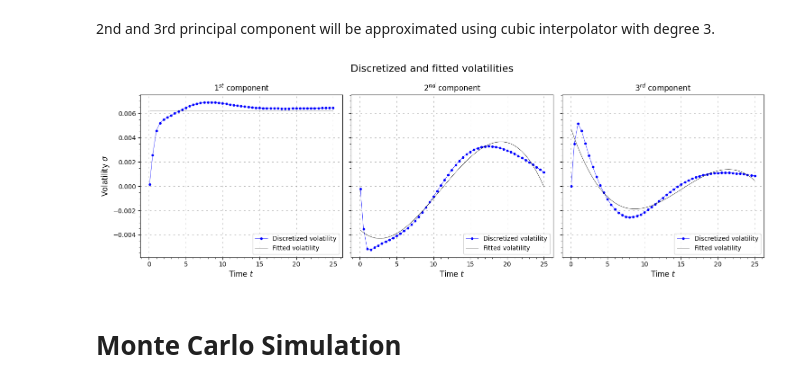
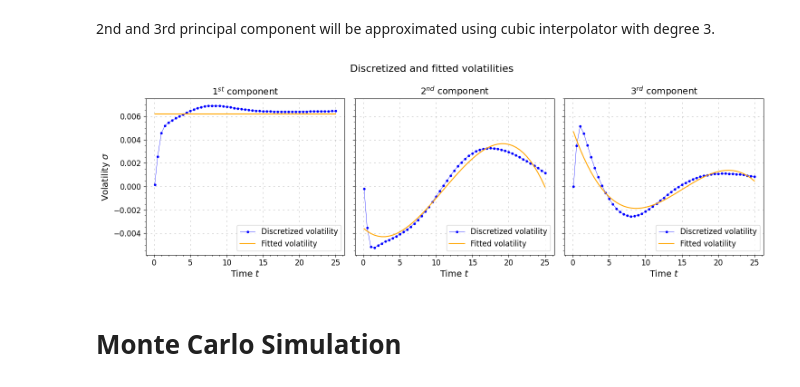
Before and after one commit to SarcasticMatrix/HJM-models-for-alm, a Jupyter notebook: model/main.ipynb, the cells around one changed output. Drawn from its saved outputs; the diff is of its cells as text; code cells hidden in the pictures.

```diff
--- a/model/main.ipynb
+++ b/model/main.ipynb
@@ -99,19 +129,21 @@ print(eigval)
 # %% [markdown]
 Determine principal components, Select eigen vectors with highest eigenvalues. Link between tenors and eigenvectors is not guaranteed.
 # %%
-factors=3
-index_eigvec = list(reversed(eigval.argsort()))[0:factors]   # Principal eigenvectors
-princ_eigval = np.array([eigval[i] for i in index_eigvec])   # Principal eigenvalues
-princ_comp = np.hstack([eigvec[:,i] for i in index_eigvec])  # Principal components
+factors = 3
 
-fig, ax = plt.subplots(1, figsize=(15,5),)
+top_eigen_indices = np.argsort(eigval)[::-1][:factors]  # Indices of the principal eigenvectors
+principal_eigenvalues = eigval[top_eigen_indices]
+principal_components = eigvec[:, top_eigen_indices]
 
-ax.plot(princ_comp, marker='+', color='green', linewidth=0.5)
-ax.set_xlabel(r'Time $t$', fontsize=12)
-ax.grid(visible=True,which="major",linestyle="--",dashes=(5, 10),color="gray",linewidth=0.5,alpha=0.8)
+fig, ax = plt.subplots(figsize=(15, 5))
+
+ax.plot(principal_components, marker='+', color='green', linewidth=0.5)
+ax.set_xlabel(r'Time $t$', fontsize=14)
+ax.grid(visible=True, which="major", linestyle="--", dashes=(5, 10), color="gray", linewidth=0.5, alpha=0.8)
 ax.minorticks_on()
 ax.grid(which="minor", visible=False)
-plt.title("Principal components")
-plt.savefig(fname='plots/discretized-volatilities.pdf')
+plt.title("Principal Components")
+
+plt.savefig(fname='plots/principal_components.pdf')
 plt.show()
 # %% [output]
@@ -119,20 +151,20 @@ plt.show()
 # %% [markdown]
 Calculate discretized volatility function from principal components
 # %%
-sqrt_eigval = np.matrix(princ_eigval ** .5)
-tmp_m = np.vstack([sqrt_eigval for i in range(princ_comp.shape[0])])  # resize matrix (1,factors) to (n, factors)
-vols = np.multiply(tmp_m, princ_comp) # multiply matrice element-wise
-
+sqrt_eigval = np.matrix(principal_eigenvalues ** .5)
+tmp_m = np.vstack([sqrt_eigval for i in range(principal_components.shape[0])])  # resize matrix (1,factors) to (n, factors)
+vols = np.multiply(tmp_m, principal_components) # multiply matrice element-wise
 
 fig, ax = plt.subplots(1, figsize=(15,5),)
 
 ax.plot(vols, marker='+', color='orange', linewidth=0.5)
-ax.set_ylabel(r'Volatility $\sigma$', fontsize=12)
-ax.set_xlabel(r'Time $t$', fontsize=12)
+ax.set_ylabel(r'Volatility $\sigma$', fontsize=14)
+ax.set_xlabel(r'Time $t$', fontsize=14)
 ax.grid(visible=True,which="major",linestyle="--",dashes=(5, 10),color="gray",linewidth=0.5,alpha=0.8)
 ax.minorticks_on()
 ax.grid(which="minor", visible=False)
 plt.title("Discretized volatilities")
+
 plt.savefig(fname='plots/discretized-volatilities.pdf')
 plt.show()
 # %% [output]
@@ -162,33 +194,31 @@ fitted_vols = []
 # %%
 def fit_volatility(i, degree, title, ax):
     vol = get_matrix_column(vols, i)
     fitted_vol = PolynomialInterpolator(np.polyfit(tenors, vol, degree))
     fitted_vols.append(fitted_vol)
 
     ax.plot(tenors, vol, marker='.', label='Discretized volatility', color='blue', linewidth=0.5)
-    ax.plot(tenors, [fitted_vol.calc(x) for x in tenors], label='Fitted volatility', color='black', linewidth=0.5)
+    ax.plot(tenors, [fitted_vol.calc(x) for x in tenors], label='Fitted volatility', color='orange')
 
     ax.set_title(title)
     ax.grid(which="minor", visible=False)
     ax.grid(visible=True,which="major",linestyle="--",dashes=(5, 10),color="gray",linewidth=0.5,alpha=0.8)
     ax.minorticks_on()
-    ax.set_xlabel(r'Time $t$', fontsize=12)
+    ax.set_xlabel(r'Time $t$', fontsize=14)
     ax.legend(loc='lower right')
-
-
 
 fig, (ax1, ax2, ax3) = plt.subplots(1, 3, figsize=(15,5), sharey=True)
 plt.title("Discretized and fitted volatilities")
-ax1.set_ylabel(r'Volatility $\sigma$', fontsize=12)
+ax1.set_ylabel(r'Volatility $\sigma$', fontsize=14)
 fit_volatility(0, 0, r'$1^{st}$ component', ax1)
 fit_volatility(1, 3, r'$2^{nd}$ component', ax2)
 fit_volatility(2, 3, r'$3^{rd}$ component', ax3)
 
 fig.suptitle(r'Discretized and fitted volatilities', fontsize=16)
 plt.tight_layout()
 plt.savefig(fname='plots/discretized-and-fitted-volatilities.pdf')
 plt.show()
 # %% [output]
-[figure, old version]
+[figure, new version]
 # %% [markdown]
 # Monte Carlo Simulation
```
Also changed, not shown: parts of 11 cells of this notebook, 8 other files.
